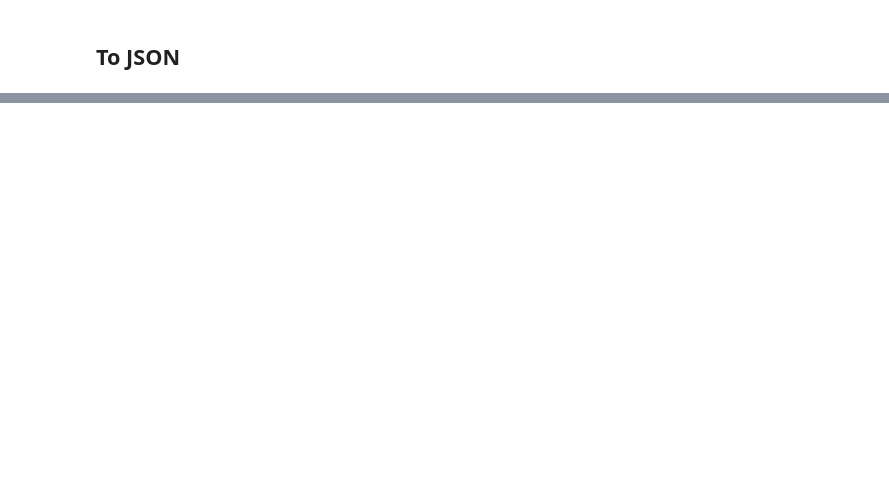
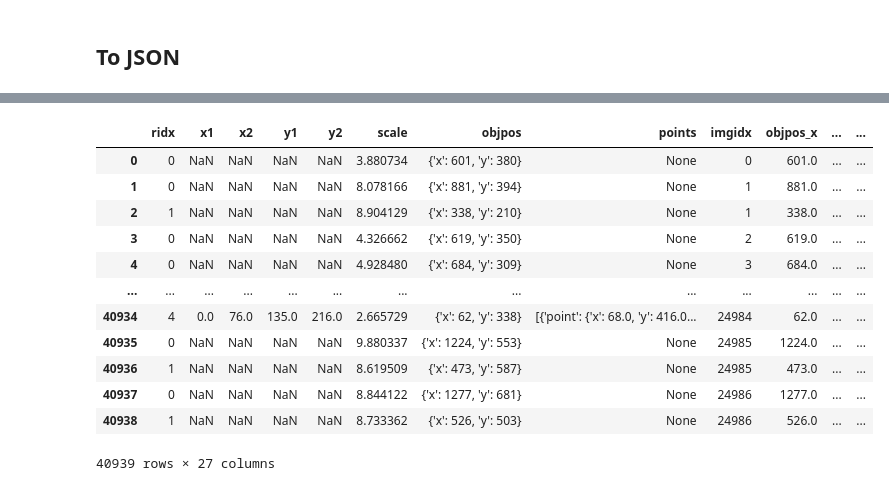
Before and after one commit to wbenbihi/hourglasstensorflow, a Jupyter notebook: notebooks/01 - Parsing MPII Dataset.ipynb, the cells around one changed output, grey strips where cells are left out. Drawn from its saved outputs; the diff is of its cells as text; code cells hidden in the pictures; blank space fills up the shorter version.

```diff
--- a/notebooks/01 - Parsing MPII Dataset.ipynb
+++ b/notebooks/01 - Parsing MPII Dataset.ipynb
@@ -325,0 +413,12 @@ for d, p in json_to_save:
+# %%
+mpii_data = {}
+for j in ['annolist', 'act', 'img_train', 'single_person', 'video_list']:
+    with open(os.path.join(ROOT_FOLDER,DATA_FOLDER, f'{j}.json'), 'r') as f:
+        mpii_data[j] = json.load(f)
+# %%
+img_df = pd.DataFrame.from_dict([ann['annolist'] for ann in mpii_data['annolist']])#.set_index('imgidx')
+img_df['is_train'] = mpii_data['img_train']
+img_df['frame_sec'] = img_df['frame_sec'].fillna(-1).astype(int)
+img_df['vididx'] = img_df['vididx'].fillna(-1).astype(int)
+_ = img_df.apply(lambda x: [person['person'].update({'imgidx': x.imgidx}) for person in x.annorect] if x.annorect is not None else 0, axis=1)
+img_df
@@ -325,0 +439,8 @@ for d, p in json_to_save:
+# %%
+persons = img_df.query('annorect.notna()').annorect.sum()
+person_df = pd.DataFrame([person['person'] for person in persons])
+person_df = person_df.assign(
+    objpos_x = person_df.objpos.map(lambda x: x['x']),
+    objpos_y = person_df.objpos.map(lambda x: x['y'])
+)
+person_df
@@ -325,0 +461,30 @@ for d, p in json_to_save:
+# %%
+joint_dict = {}
+for idx_joint in range(16):
+    joint_dict.update(
+        {
+            f'joint_{idx_joint}':person_df.points.apply(
+                lambda x : [
+                    joint['point']
+                    for joint in x
+                    if joint['point']['id'] == idx_joint
+                ] if x is not None else None
+            ).str[0]
+        }
+    )
+person_df = person_df.assign(**joint_dict)
+person_df
+# %% [output]
+|  | ridx | x1 | x2 | y1 | y2 | scale | objpos | points | imgidx | objpos_x | ... | ... |
+| 0 | 0 | NaN | NaN | NaN | NaN | 3.880734 | {'x': 601, 'y': 380} | None | 0 | 601.0 | ... | ... |
+| 1 | 0 | NaN | NaN | NaN | NaN | 8.078166 | {'x': 881, 'y': 394} | None | 1 | 881.0 | ... | ... |
+| 2 | 1 | NaN | NaN | NaN | NaN | 8.904129 | {'x': 338, 'y': 210} | None | 1 | 338.0 | ... | ... |
+| 3 | 0 | NaN | NaN | NaN | NaN | 4.326662 | {'x': 619, 'y': 350} | None | 2 | 619.0 | ... | ... |
+| 4 | 0 | NaN | NaN | NaN | NaN | 4.928480 | {'x': 684, 'y': 309} | None | 3 | 684.0 | ... | ... |
+| ... | ... | ... | ... | ... | ... | ... | ... | ... | ... | ... | ... | ... |
+| 40934 | 4 | 0.0 | 76.0 | 135.0 | 216.0 | 2.665729 | {'x': 62, 'y': 338} | [{'point': {'x': 68.0, 'y': 416.0... | 24984 | 62.0 | ... | ... |
+| 40935 | 0 | NaN | NaN | NaN | NaN | 9.880337 | {'x': 1224, 'y': 553} | None | 24985 | 1224.0 | ... | ... |
+| 40936 | 1 | NaN | NaN | NaN | NaN | 8.619509 | {'x': 473, 'y': 587} | None | 24985 | 473.0 | ... | ... |
+| 40937 | 0 | NaN | NaN | NaN | NaN | 8.844122 | {'x': 1277, 'y': 681} | None | 24986 | 1277.0 | ... | ... |
+| 40938 | 1 | NaN | NaN | NaN | NaN | 8.733362 | {'x': 526, 'y': 503} | None | 24986 | 526.0 | ... | ... |
+40939 rows × 27 columns
```
Also changed, not shown: parts of 29 cells of this notebook, 3 other files.
